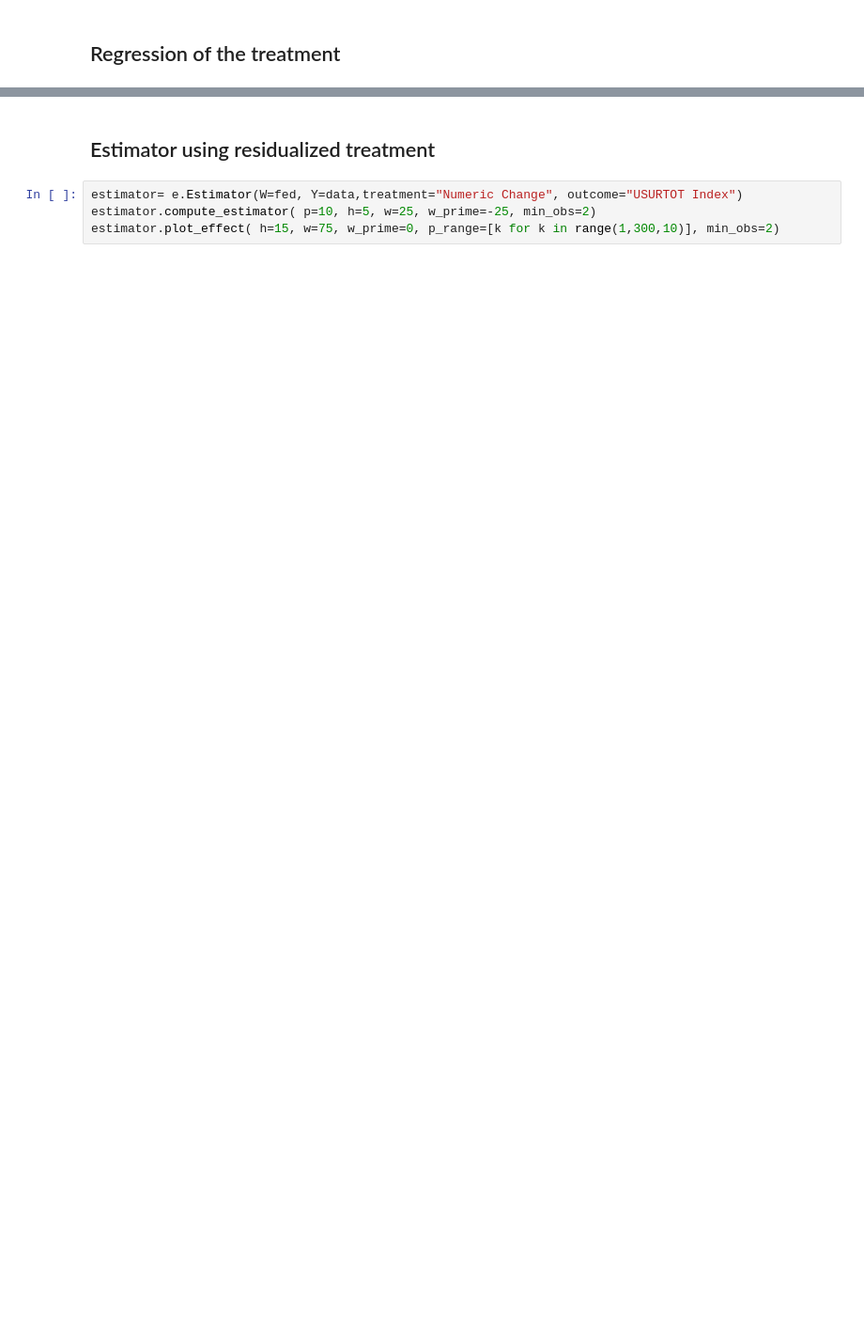
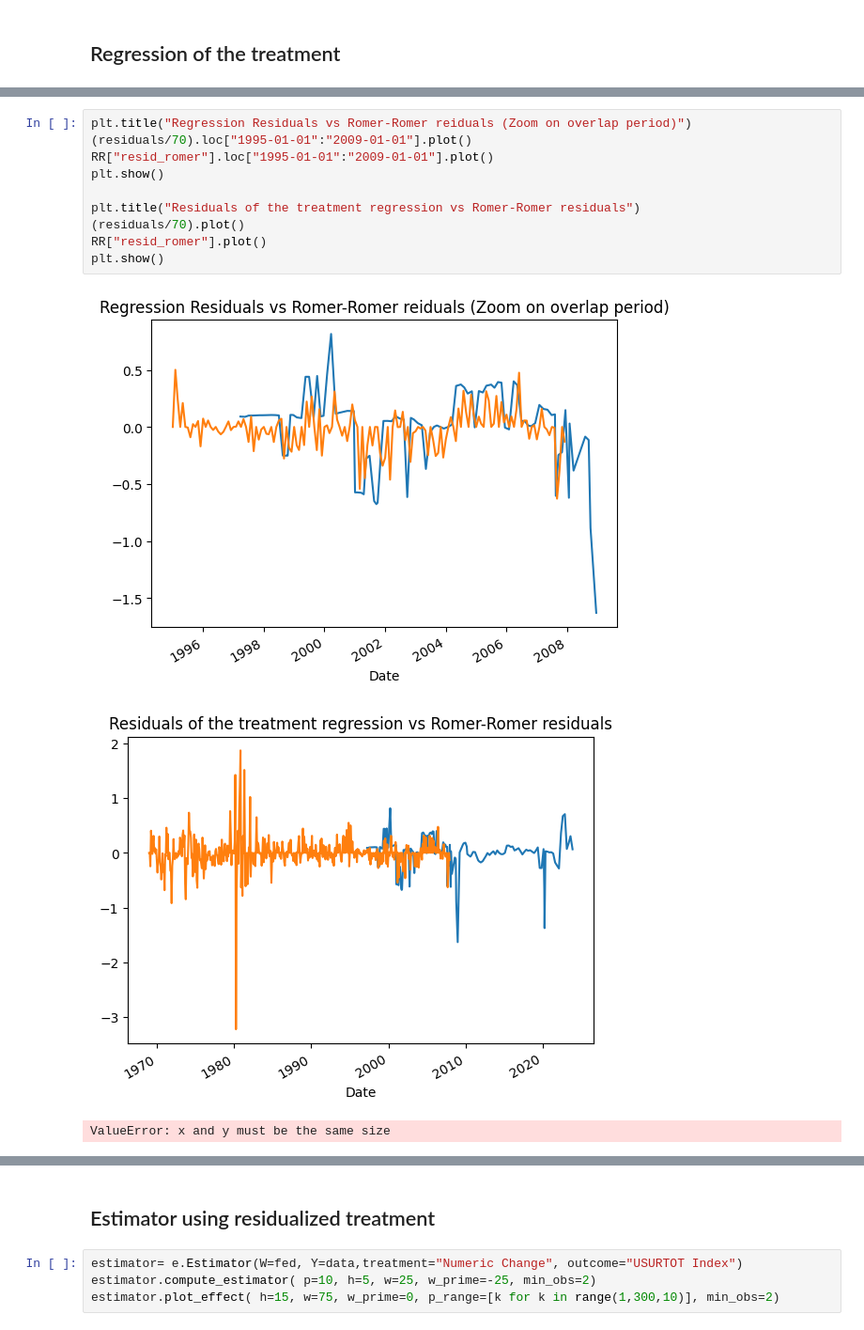
Before and after one commit to mehdizhioua/causal_effects_macro, a Jupyter notebook: experiments.ipynb, the cells around one changed output, grey strips where cells are left out. Shown at 94% size. Drawn from its saved outputs; the diff is of its cells as text; blank space fills up the shorter version.

```diff
--- a/experiments.ipynb
+++ b/experiments.ipynb
@@ -56,0 +63,14 @@ residuals = preds["Actual_W"] - preds["Predicted_W"]
+# %%
+plt.title("Regression Residuals vs Romer-Romer reiduals (Zoom on overlap period)")
+(residuals/70).loc["1995-01-01":"2009-01-01"].plot()
+RR["resid_romer"].loc["1995-01-01":"2009-01-01"].plot()
+plt.show()
+
+plt.title("Residuals of the treatment regression vs Romer-Romer residuals")
+(residuals/70).plot()
+RR["resid_romer"].plot()
+plt.show()
+# %% [output]
+[figure, added]
+[figure, added]
+ValueError: x and y must be the same size
```
Also changed, not shown: parts of 5 cells of this notebook, 1 other file.
